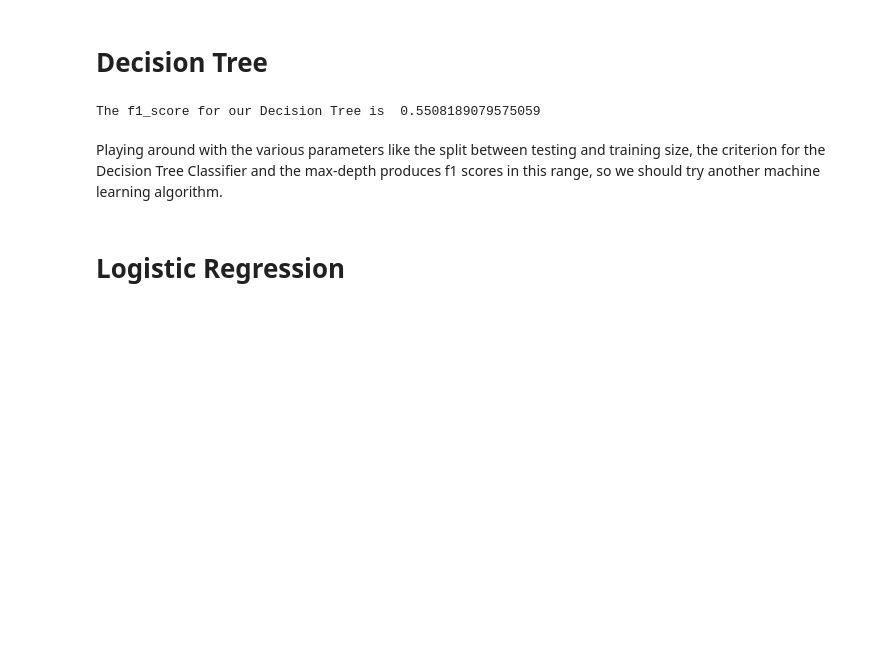
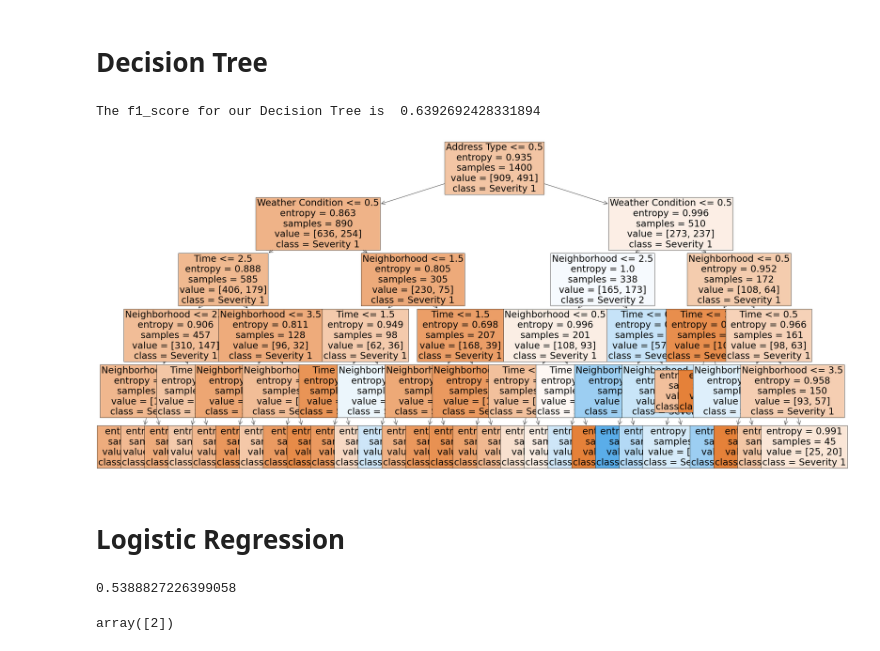
Before and after one commit to mtan1/Old_Coursera_Capstone, a Jupyter notebook: Applied Data Science Capstone.ipynb, the cells around one changed output. Saved outputs shown, nothing was run; the diff lists cells and outputs as text; code cells hidden in the pictures; blank space fills up the shorter version.

Commit message:
Fixed the decision tree. Made a plot of the decision tree.

```diff
--- a/Applied Data Science Capstone.ipynb
+++ b/Applied Data Science Capstone.ipynb
@@ -173,20 +173,30 @@ from sklearn.model_selection import train_test_split
 from sklearn.tree import DecisionTreeClassifier
 from sklearn.metrics import f1_score
 
-X = dfUseful[['Weather Condition', 'Season', 'Time', 'Neighborhood', 'Address Type']].values
+X = dfUseful[['Weather Condition', 'Time', 'Neighborhood', 'Address Type']].values
 y = np.asarray(dfUseful['SEVERITYCODE'])
 
-X_train, X_test, y_train, y_test = train_test_split( X, y, test_size=0.2, random_state=4)
+X = X[0:2000,:]
+y = y[0:2000]
+X_train, X_test, y_train, y_test = train_test_split( X, y, test_size=0.3, random_state=4)
 
-decisionTree = DecisionTreeClassifier(criterion="entropy", max_depth = None)
+decisionTree = DecisionTreeClassifier(criterion="entropy", max_depth = 5)
 decisionTree.fit(X_train,y_train)
 predTree = decisionTree.predict(X_test)
+print("The f1_score for our Decision Tree is ",f1_score(y_test, predTree, average='weighted'))
+# %% [output]
+The f1_score for our Decision Tree is  0.6392692428331894
-# %%
-print("The f1_score for our Decision Tree is ",f1_score(y_test, predTree, average='weighted'))
-# %% [output]
-The f1_score for our Decision Tree is  0.5508189079575059
-# %% [markdown]
-Playing around with the various parameters like the split between testing and training size, the criterion for the Decision Tree Classifier and the max-depth produces f1 scores in this range, so we should try another machine learning algorithm.
+# %%
+from sklearn import tree
+
+fn=['Weather Condition',  'Time', 'Neighborhood', 'Address Type']
+cn=['Severity 1', 'Severity 2']
+fig, ax = plt.subplots(figsize=(40, 20))
+tree.plot_tree(decisionTree,  fontsize=30,feature_names = fn,
+               class_names=cn,filled = True)
+plt.show()
+# %% [output]
+[figure, added]
 # %% [markdown]
 # Logistic Regression
 # %%
@@ -195,7 +205,7 @@ from sklearn.metrics import f1_score
 from sklearn.metrics import log_loss
 from sklearn.linear_model import LogisticRegression
 
-X = dfUseful[['Weather Condition', 'Season', 'Time', 'Neighborhood', 'Address Type']].values
+X = dfUseful[['Weather Condition', 'Season' , 'Time', 'Neighborhood', 'Address Type']].values
 y = np.asarray(dfUseful['SEVERITYCODE'])
 X = preprocessing.StandardScaler().fit(X).transform(X) #Normalizing the data set
 
@@ -203,3 +213,11 @@ X_train, X_test, y_train, y_test = train_test_split( X, y, test_size=0.2, random
 
 LR = LogisticRegression(C=0.01, solver='liblinear').fit(X_train,y_train)
 yhat = LR.predict(X_test)
+f1_score(y_test, yhat, average='weighted')
+# %% [output]
+0.5388827226399058
+# %%
+predTree = decisionTree.predict(np.array([[0, 3, 2, 2, 0]]))
+predTree
+# %% [output]
+array([2])
```
Also changed, not shown: parts of 2 cells of this notebook.
